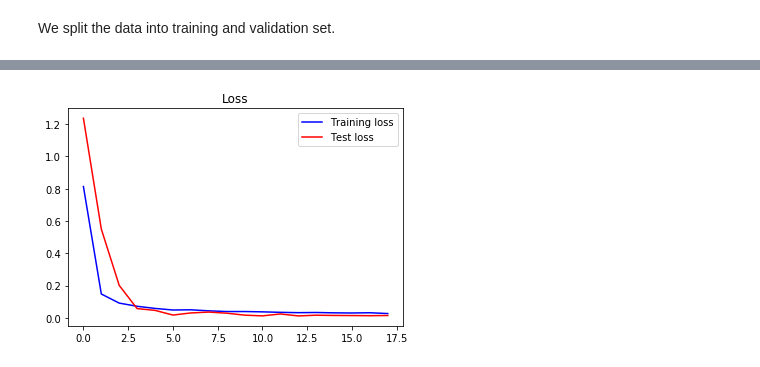
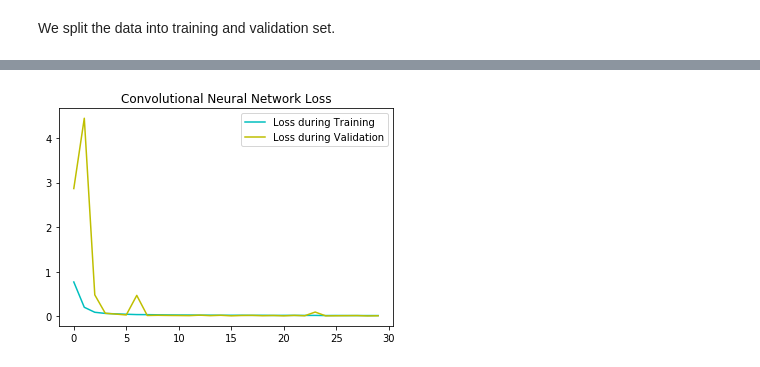
Before and after one commit to balajib26/Convolutional_Neural_Network, a Jupyter notebook: Kannada MNIST.ipynb, the cells around one changed output, grey strips where cells are left out. Drawn from its saved outputs; the diff is of its cells as text; code cells hidden in the pictures.

```diff
--- a/Kannada MNIST.ipynb
+++ b/Kannada MNIST.ipynb
@@ -208,19 +214,17 @@ _________________________________________________________________
 # %%
-il_rate=2e-3
-batch_size = 1024
-epochs = 30
+l_rate=2e-3
 input_shape = (28, 28, 1)
-early_stopping = EarlyStopping(monitor='val_loss', verbose=1, patience=5)
+early_stopping = EarlyStopping(monitor='val_loss',patience=5, verbose=1)
 # %%
 model.compile(loss="categorical_crossentropy",
-              optimizer=RMSprop(lr=il_rate),
+              optimizer=RMSprop(lr=l_rate),
               metrics=['accuracy'])
 # %%
 history = model.fit_generator(
-      train_datagen.flow(X_train,Y_train, batch_size=batch_size),
-      epochs=epochs,
-      callbacks=[LearningRateScheduler(lr_decay), early_stopping],
-      validation_data=valid_datagen.flow(X_valid,Y_valid),
+      train_datagen.flow(train_X,train_y, batch_size=b_size),
+      epochs=ep,
+      callbacks=[LearningRateScheduler(l_decay), early_stopping],
+      validation_data=valid_datagen.flow(valid_X,valid_y),
       verbose=2)
 # %% [output]
 Epoch 1/30
@@ -261,9 +252,19 @@ plt.show()
+# %%
+tl = history.history['loss']
+vl = history.history['val_loss']
+ta = history.history['acc']
+va = history.history['val_acc']
+
+
+eps = range(len(ta))
 # %%
 plt.figure()
-plt.plot(epochs, train_loss, 'c', label='Training loss')
-plt.plot(epochs, validation_loss, 'y', label='Test loss')
-plt.title('Loss')
+plt.plot(eps, tl, 'c', label='Loss during Training')
+plt.plot(eps, vl, 'y', label='Loss during Validation')
+
+plt.title('Convolutional Neural Network Loss')
+
 plt.legend()
 plt.show()
 # %% [output]
-[figure, old version]
+[figure, new version]
```
Also changed, not shown: parts of 34 cells of this notebook, 1 other file.
